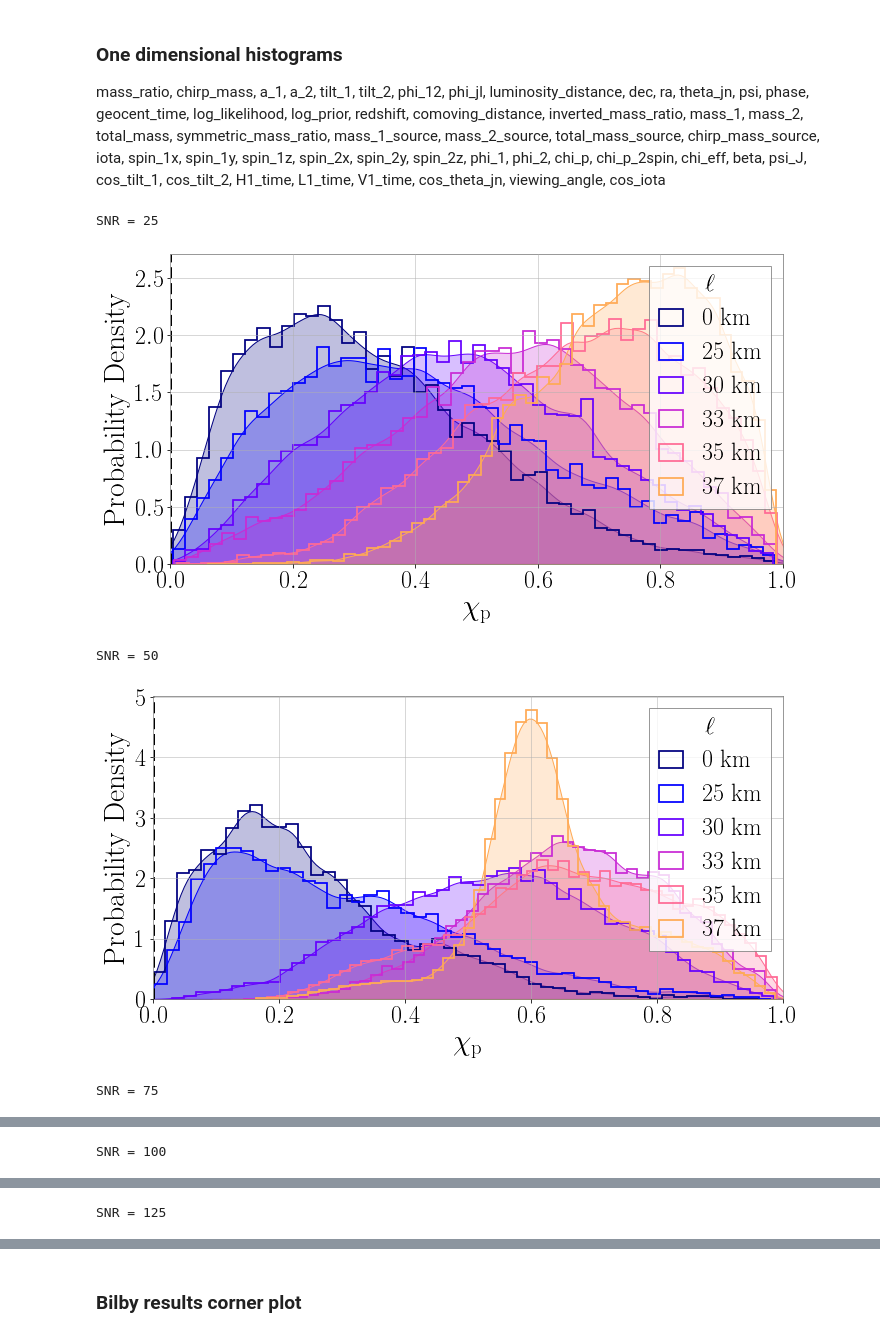
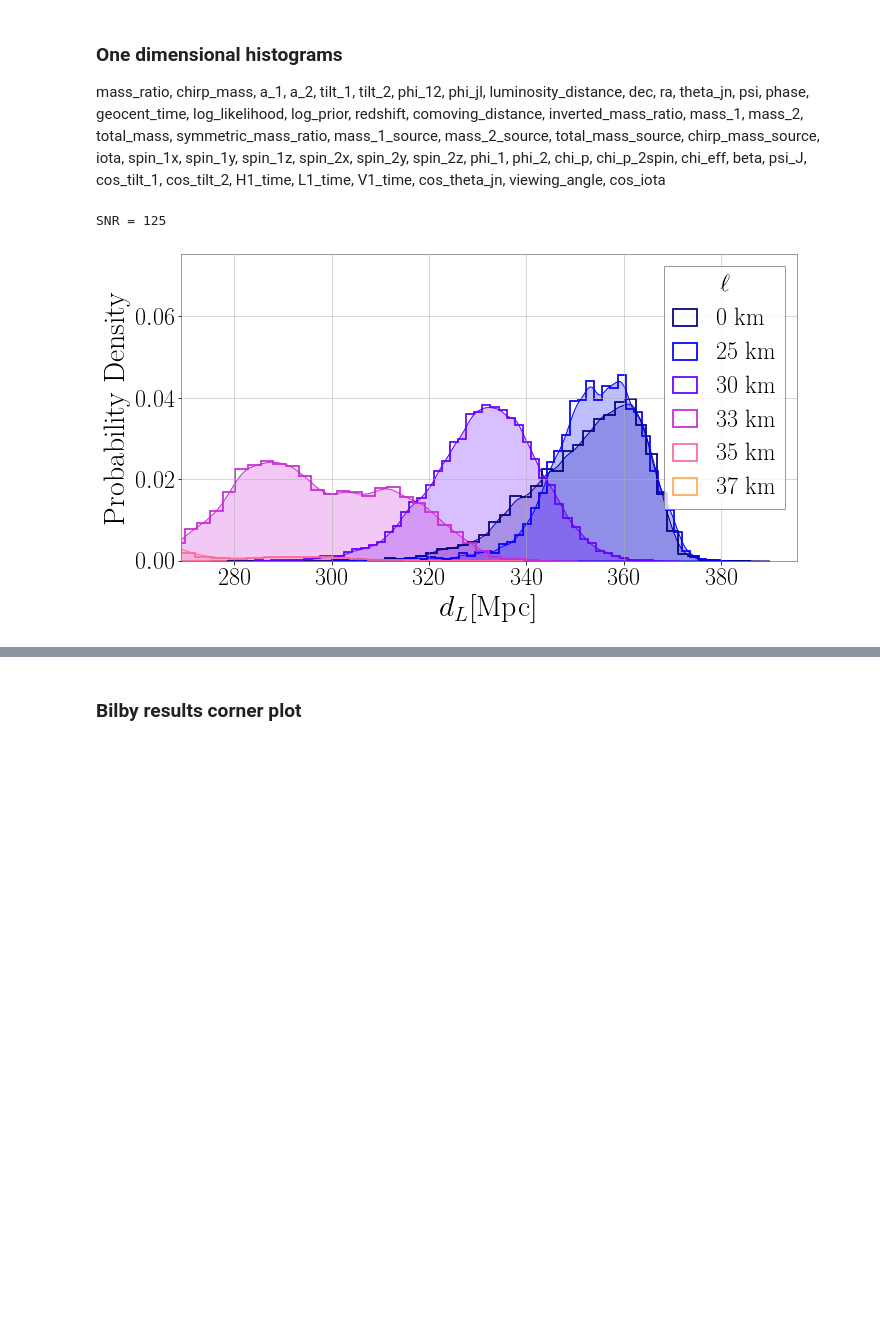
Before and after one commit to mariaokounkova/BeyondGRAnalysis, a Jupyter notebook: BilbyAnalysis.ipynb, the cells around one changed output, grey strips where cells are left out. Drawn from its saved outputs; the diff is of its cells as text; code cells hidden in the pictures; blank space fills up the shorter version.

```diff
--- a/BilbyAnalysis.ipynb
+++ b/BilbyAnalysis.ipynb
@@ -247,41 +241,39 @@ def Histogram(param, SNR = '75'):
         data = read(file_name)
         samples_dict = data.samples_dict
         posterior_samples = samples_dict["summary_pages"]
         posterior_samples.plot(param, type="hist", kde=True, color = color, label = Ell_String(ell, mass), fig = fig, plot_percentile = False, title = False)
 
-    plt.xlim(RangeDict[param])
+    #plt.xlim(RangeDict[param])
     leg = plt.legend(loc = 'upper right', title = '$\ell$', fontsize = 24)
     plt.setp(leg.get_title(), fontsize = 24)
     plt.grid(True)
     ax.tick_params(axis='both', labelsize=24)
     xlbl = ax.xaxis.get_label()
     ax.set_xlabel(xlbl.get_text(), fontsize=30)
     ylbl = ax.yaxis.get_label()
     ax.set_ylabel(ylbl.get_text(), fontsize=30)
 
     ax.axvline(TruthDict[param], color = 'black', ls = '--', lw = 3.0)
 
     plt.tight_layout()
     plt.savefig('kde_' + param + '_' + SNR + '.pdf')
     plt.show()
 
 params_avail = ["mass_ratio", "chirp_mass", "a_1", "a_2", "tilt_1", "tilt_2", \
                 "phi_12", "phi_jl", "luminosity_distance", "dec", "ra", \
                 "theta_jn", "psi", "phase", "geocent_time", "total_mass", \
                 "symmetric_mass_ratio", "iota", "phi_1", "phi_2", "chi_p", "chi_p_2spin", \
                 "chi_eff", "beta", "psi_J", "cos_tilt_1", "cos_tilt_2", "H1_time", \
                 "L1_time", "V1_time", "cos_theta_jn", "viewing_angle", "cos_iota"]
 
 #Histogram("mass_ratio", SNR = '125')
 #Histogram("chi_p", SNR = '125')
-Histogram("chi_p", SNR = '25')
-Histogram("chi_p", SNR = '50')
-Histogram("chi_p", SNR = '75')
-Histogram("chi_p", SNR = '100')
-Histogram("chi_p", SNR = '125')
+#Histogram("chi_p", SNR = '25')
+#Histogram("chi_p", SNR = '50')
+#Histogram("chi_p", SNR = '75')
+#Histogram("chi_p", SNR = '100')
+#Histogram("chi_p", SNR = '125')
+Histogram("luminosity_distance", SNR = '125')
 # %% [output]
-SNR = 25
+SNR = 125
-[figure, old version]
+[figure, new version]
-SNR = 50
-[figure, removed]
-SNR = 75
@@ -289 +279,0 @@ SNR = 75
-SNR = 100
@@ -291 +279,0 @@ SNR = 100
-SNR = 125
```
Also changed, not shown: parts of 6 cells of this notebook.
